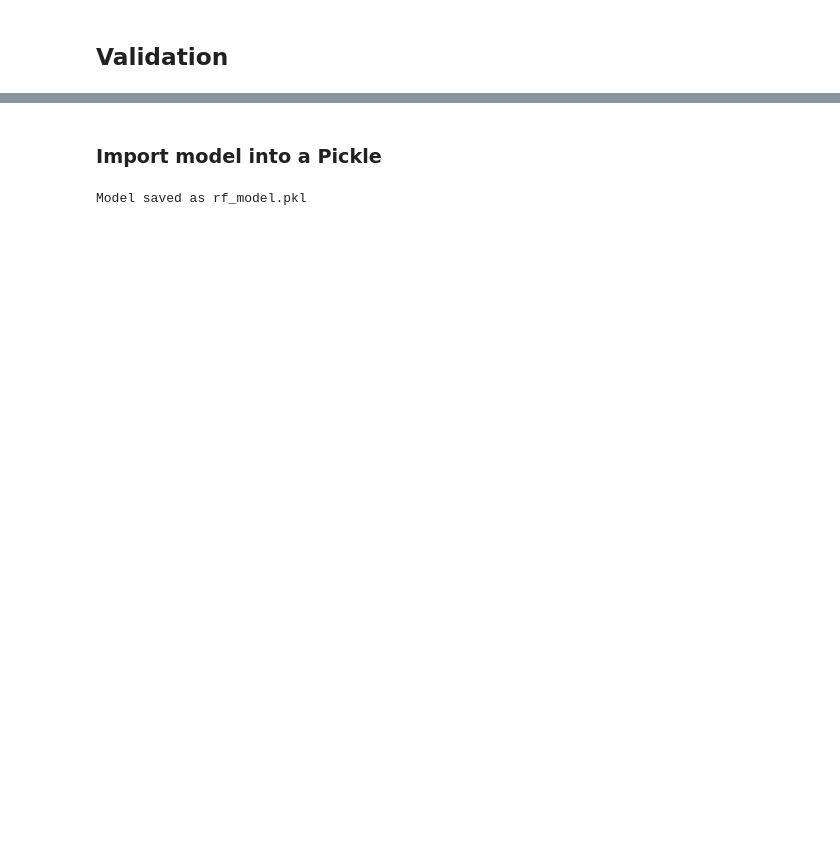
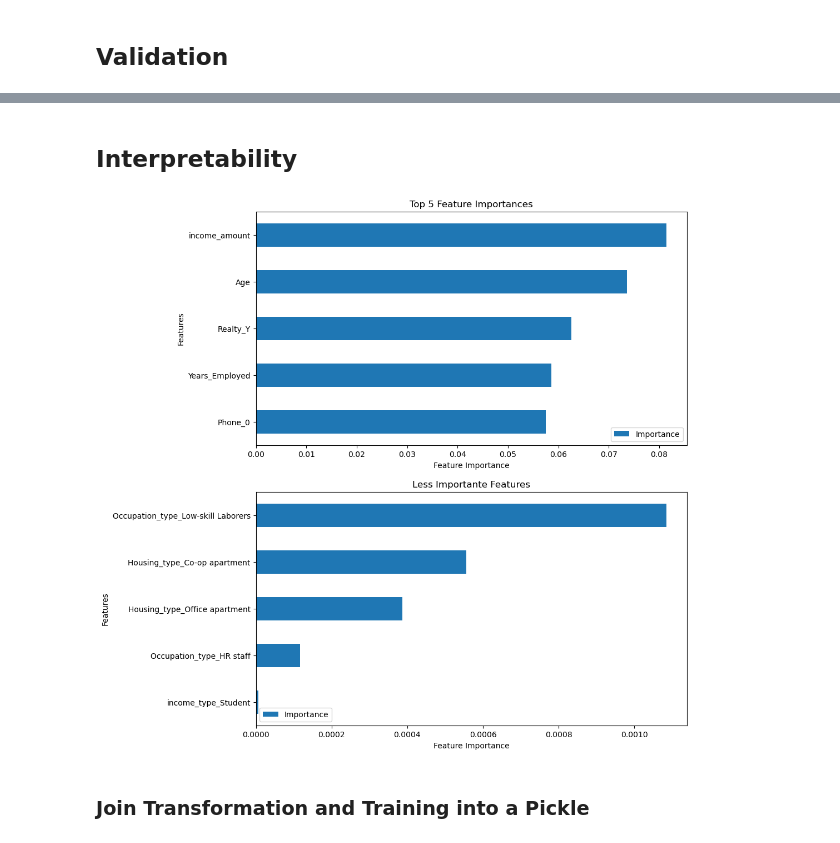
Before and after one commit to DBlassio/tangelo, a Jupyter notebook: notebooks/training.ipynb, the cells around one changed output, grey strips where cells are left out. Drawn from its saved outputs; the diff is of its cells as text; code cells hidden in the pictures; blank space fills up the shorter version.

```diff
--- a/notebooks/training.ipynb
+++ b/notebooks/training.ipynb
@@ -23,7 +36,6 @@ os.chdir("C:/Users/diego/Desktop/tangelo/")
 #Read Transformed Data
 df = pd.read_csv("./data/df_trans.csv")
 df.rename(columns={'remainder__Target': 'target'}, inplace=True)
-df.drop("Unnamed: 0",axis=1,inplace=True)
 df.head()
 # %% [output]
 |  | cat__Gender_M | cat__Car_Y | cat__Realty_Y | cat__Work_phone_0 | cat__Phone_0 | cat__Email_1 | ... |
@@ -47,9 +59,7 @@ X, y = df.drop("target",axis=1),df["target"]
 y = y.astype('int')
 
 #Train-Test-Split
-X_train, X_test, y_train, y_test = train_test_split(X,y,
-                                                    stratify=y, test_size=0.3,
-                                                    random_state = 10086)
+X_train, X_test, y_train, y_test = train_test_split(X,y, stratify=y, test_size=0.3,random_state = 10086)
 
 #SMOTE to address the imbalance problem but ONLY in the training data.
 #Test data remaing with the same distribution
@@ -80,7 +90,6 @@ scorer = make_scorer(f1_score, average='macro')
 
 # Create an empty dictionary to store the best models and their scores
 best_models = {}
-
 # Iterate over the models and perform GridSearchCV
 for model_name, model in tqdm(models,desc ="Progress"):
     param_grid = param_grids[model_name]
@@ -93,15 +102,4 @@ for model_name, model in tqdm(models,desc ="Progress"):
         'best_estimator': grid_search.best_estimator_,
         'train_score': grid_search.best_score_
     }
-
-# Print the best models and their scores
-for model_name, info in best_models.items():
-    print(f'{model_name}:')
-    print(f'Best Train Score (F1-Score): {info["train_score"]:.4f}')
-    print(f'Best Estimator: {info["best_estimator"]}')
-    # Predict on the test set
-    y_pred = info["best_estimator"].predict(X_test)
-    # Calculate the macro F1-score on the test set
-    test_score = f1_score(y_test, y_pred, average='macro')
-    print(f"Best Test Score (F1-Score):{test_score:.4f}")
 # %% [output]
@@ -259,12 +224,34 @@ Test F1-Score: 0.5722179600373739
+# %% [markdown]
+## Interpretability
+# %%
+# Create the DataFrame with feature importances
+FI = pd.DataFrame({"Feature": X_train.columns, "Importance": best_model.feature_importances_})
+
+#Clean It
+prefixes_to_remove = ['num__', 'Count_', 'education__', 'cat__']
+for prefix in prefixes_to_remove:
+    FI['Feature'] = FI['Feature'].str.replace(prefix, '')
+
+#Sort It
+FI = FI.sort_values(by="Importance", ascending=True)
+
+# Plot feature importances
+fig, axes = plt.subplots(nrows=2, ncols=1, figsize=(10, 12))
+
+FI.tail().plot(kind='barh', x='Feature', y='Importance', ax=axes[0])
+axes[0].set_xlabel('Feature Importance')
+axes[0].set_ylabel('Features')
+axes[0].set_title('Top 5 Feature Importances')
+
+FI.head().plot(kind='barh', x='Feature', y='Importance', ax=axes[1])
+axes[1].set_xlabel('Feature Importance')
+axes[1].set_ylabel('Features')
+axes[1].set_title('Less Importante Features')
+
+
+# Show the plots
+plt.show()
+# %% [output]
+[figure, added]
 # %% [markdown]
-### Import model into a Pickle
+### Join Transformation and Training into a Pickle
-# %%
-import joblib
-
-# Save the trained model to a pickle file
-model_filename = 'rf_model.pkl'
-joblib.dump(best_model, model_filename)
-
-print("Model saved as", model_filename)
-# %% [output]
-Model saved as rf_model.pkl
```
Also changed, not shown: parts of 8 cells of this notebook, 10 other files.
